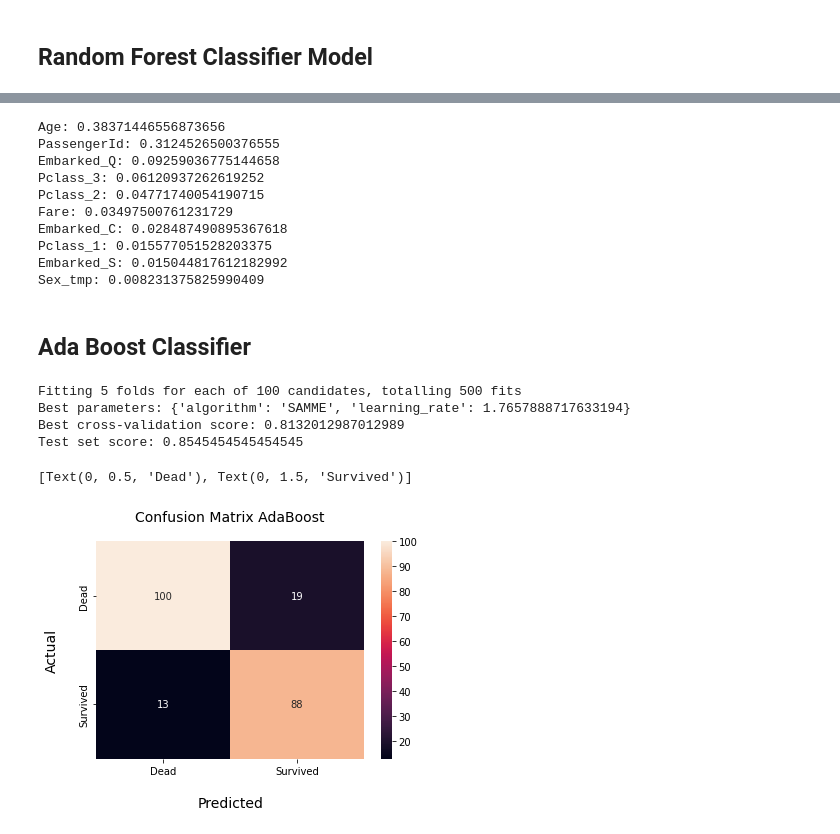
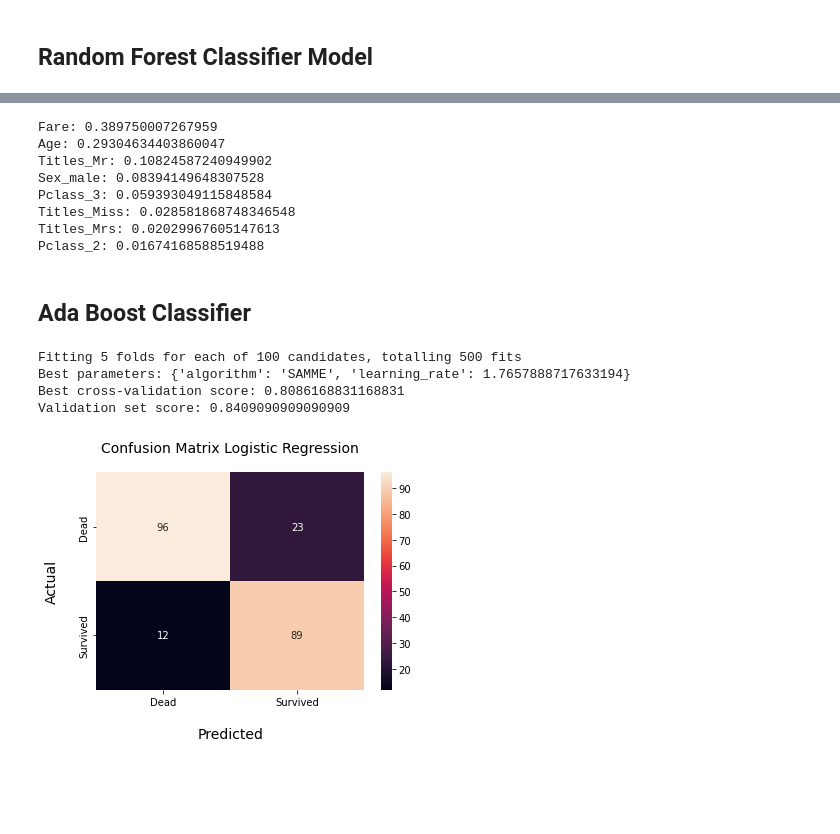
Before and after one commit to brosales8/titanic, a Jupyter notebook: ml_models_1.ipynb, the cells around one changed output, grey strips where cells are left out. Cells and saved outputs as stored; diff of their text form; code cells hidden in the pictures; blank space fills up the shorter version.

Commit message:
Submission
Submission 3 models Logistic R, Random F, Ada Boost. All scored between 0.75 and 0.9.

```diff
--- a/ml_models_1.ipynb
+++ b/ml_models_1.ipynb
@@ -5,11 +5,12 @@ import pandas as pd
 import numpy as np
 import seaborn as sns
 # %%
-# Load all datasets for training and testing
-X_train = pd.read_csv('../datasets/cleaned_datasets/X_train.csv')
-X_test = pd.read_csv('../datasets/cleaned_datasets/X_test.csv')
-y_train = pd.read_csv('../datasets/cleaned_datasets/y_train.csv')
-y_test = pd.read_csv('../datasets/cleaned_datasets/y_test.csv')
+# Load all datasets for training, validation and testing
+X_train = pd.read_csv('../datasets/cleaned_datasets/Xtrain.csv')
+y_train = pd.read_csv('../datasets/cleaned_datasets/ytrain.csv')
+X_val = pd.read_csv('../datasets/cleaned_datasets/Xval.csv')
+y_val = pd.read_csv('../datasets/cleaned_datasets/yval.csv')
+X_test = pd.read_csv('../datasets/cleaned_datasets/Xtest.csv')
 # %%
 # Quick shape check
 
@@ -67,14 +42,24 @@ X_train.loc[:, column_ranges]
 # %%
-# Select columns to input to model, and convert Dataframesto np vectors
+# Select columns to input to model, and convert Dataframe to np vectors
 # column_ranges = np.r_[0:7, 11:13]
 
-column_ranges = ['Age','Fare','Pclass_1','Pclass_2','Pclass_3','Sex_tmp','Titles_Master','Titles_Miss', 'Titles_Mr', 'Titles_Mrs',]
+column_ranges = ['Age','Fare','Pclass_2','Pclass_3','Sex_male','Titles_Miss', 'Titles_Mr', 'Titles_Mrs']
 # print(f'X_train Cols: {X_train.columns} , \n X_test Cols: {X_test.columns}')
 
 # Convert Pandas Dataframes to Numpy Vectors
-Xtrain = X_train.loc[:, column_ranges].values
+# Xtrain = Xtrain.loc[:, column_ranges].values
+# ytrain = ytrain.iloc[:,0].values
+# Xtest =  Xtest.loc[:, column_ranges].values
+
+# Convert Pandas Dataframes to Numpy Vectors
+
+Xtrain = X_train[column_ranges].values
 ytrain = y_train.iloc[:,0].values
-Xtest =  X_test.loc[:, column_ranges].values
-ytest = y_test.iloc[:,0].values
-print(Xtrain)
+Xval = X_val[column_ranges].values
+yval = y_val.iloc[:,0].values
+Xtest = X_test[column_ranges].values
+
+print(f'Training Set Shape: X: {Xtrain.shape}, y: {ytrain.shape}')
+print(f'Validation Set Shape: X: {Xval.shape}, y: {yval.shape}')
+print(f'Test Set Shape: X: {Xtest.shape}')
 # %% [output]
@@ -219,6 +204,6 @@ predictions['rf'] = ypred
 # %%
 importances = best_model.feature_importances_
-features = X_train.columns
+features = X_train[column_ranges].columns
 # Print the feature importances
 # for feature, importance in zip(features, importances):
 #     print(f"{feature}: {importance}")
@@ -228,16 +213,14 @@ sorted_indices = np.argsort(importances)[::-1]
 for idx in sorted_indices:
     print(f"{features[idx]}: {importances[idx]}")
 # %% [output]
-Age: 0.38371446556873656
-PassengerId: 0.3124526500376555
-Embarked_Q: 0.09259036775144658
-Pclass_3: 0.06120937262619252
-Pclass_2: 0.04771740054190715
-Fare: 0.03497500761231729
-Embarked_C: 0.028487490895367618
-Pclass_1: 0.015577051528203375
-Embarked_S: 0.015044817612182992
-Sex_tmp: 0.008231375825990409
+Fare: 0.389750007267959
+Age: 0.29304634403860047
+Titles_Mr: 0.10824587240949902
+Sex_male: 0.08394149648307528
+Pclass_3: 0.059393049115848584
+Titles_Miss: 0.028581868748346548
+Titles_Mrs: 0.02029967605147613
+Pclass_2: 0.01674168588519488
 # %% [markdown]
 ## Ada Boost Classifier
 # %%
@@ -266,30 +249,32 @@ print(f"Best cross-validation score: {best_score}")
 
 # Evaluate on the test set with the best found parameters
 best_model = grid_search.best_estimator_
-test_score = best_model.score(Xtest, ytest)
-print(f"Test set score: {test_score}")
+val_score = best_model.score(Xval, yval)
+print(f"Validation set score: {val_score}")
 # %% [output]
 Fitting 5 folds for each of 100 candidates, totalling 500 fits
 Best parameters: {'algorithm': 'SAMME', 'learning_rate': 1.7657888717633194}
-Best cross-validation score: 0.8132012987012989
-Test set score: 0.8545454545454545
+Best cross-validation score: 0.8086168831168831
+Validation set score: 0.8409090909090909
 # %%
-ypred = best_model.predict(Xtest)
-conf_matrix = confusion_matrix(ytest, ypred)
+ypred = best_model.predict(Xval)
+conf_matrix = confusion_matrix(yval, ypred)
 
 # Visualize Confusion Matrix with Seaborn HeatMap
 hm = sns.heatmap(conf_matrix, annot=True, fmt='d')
 # set plot title
-hm.set_title("Confusion Matrix AdaBoost", fontsize=14, pad=20)
+hm.set_title("Confusion Matrix Logistic Regression", fontsize=14, pad=20)
 
 # set x-axis label and ticks.
 hm.set_xlabel("Predicted", fontsize=14, labelpad=20)
 hm.xaxis.set_ticklabels(['Dead', 'Survived'])
 
 # set y-axis label and ticks
 hm.set_ylabel("Actual", fontsize=14, labelpad=20)
 hm.yaxis.set_ticklabels(['Dead', 'Survived'])
+
+# Predict Xtest
+ytest = best_model.predict(Xtest)
 # %% [output]
-[Text(0, 0.5, 'Dead'), Text(0, 1.5, 'Survived')]
-[figure, old version]
+[figure, new version]
 # %%
```
Also changed, not shown: parts of 20 cells of this notebook, 5 other files.
